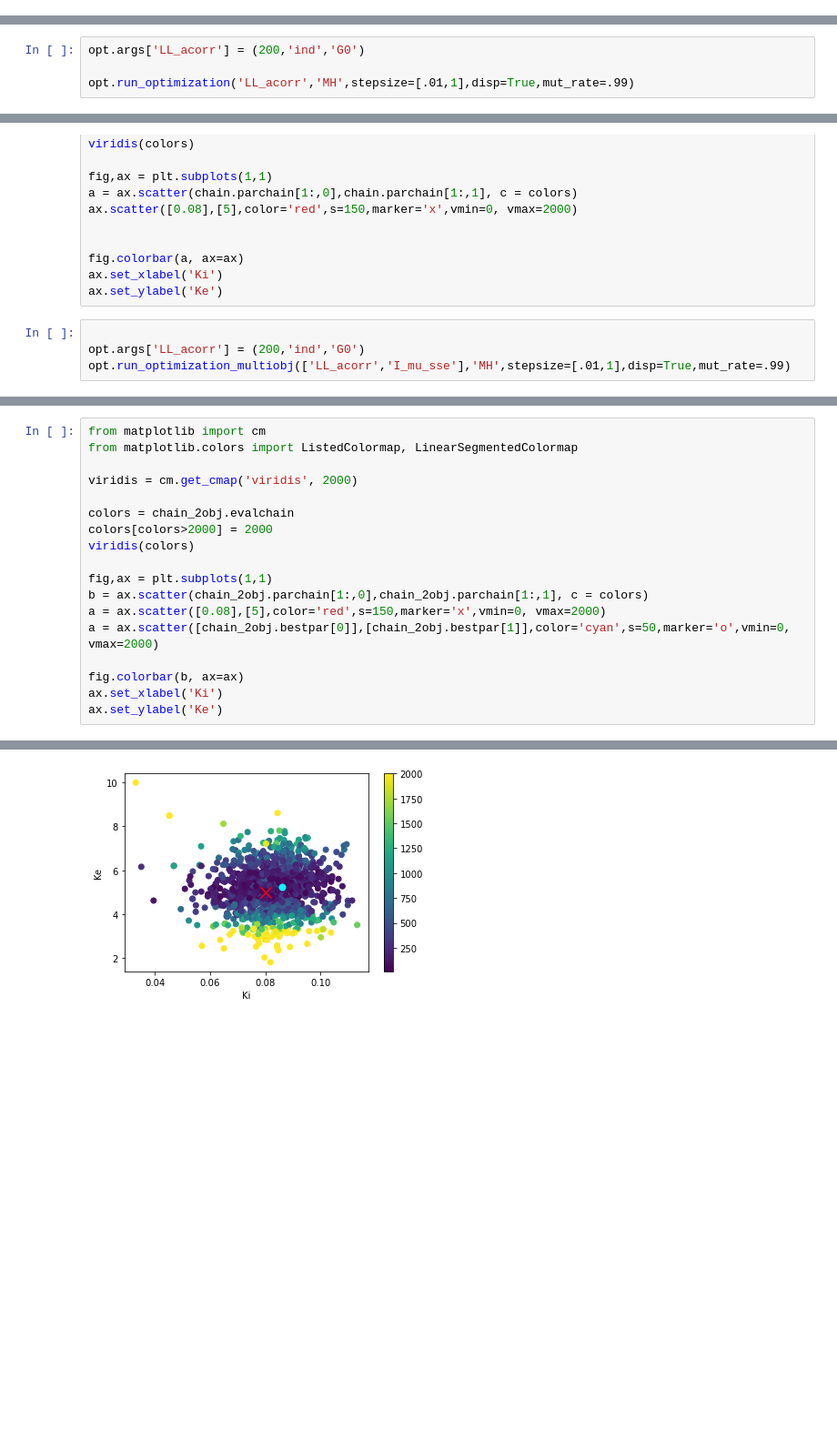
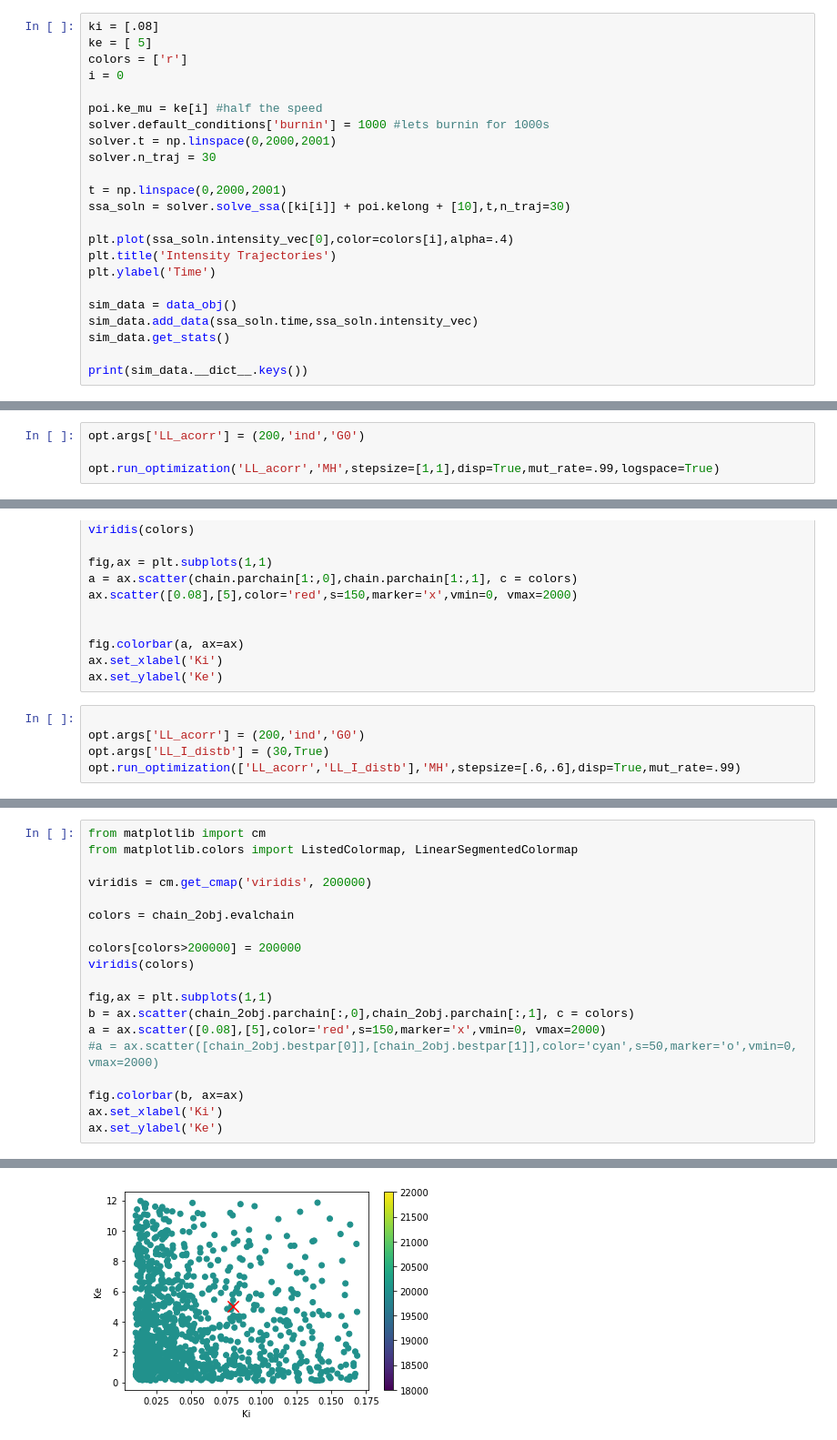
Before and after one commit to MunskyGroup/rSNAPsim, a Jupyter notebook: interactive_notebooks/Example Optimizers.ipynb, the cells around one changed output, grey strips where cells are left out. Shown at 91% size. Drawn from its saved outputs; the diff is of its cells as text; blank space fills up the shorter version.

```diff
--- a/interactive_notebooks/Example Optimizers.ipynb
+++ b/interactive_notebooks/Example Optimizers.ipynb
@@ -26,3 +30,26 @@ t = np.linspace(0,500,501)
 # %% [output]
 .\generalized_cpp
 importing models
+# %%
+ki = [.08]
+ke = [ 5]
+colors = ['r']
+i = 0
+
+poi.ke_mu = ke[i] #half the speed
+solver.default_conditions['burnin'] = 1000 #lets burnin for 1000s
+solver.t = np.linspace(0,2000,2001)
+solver.n_traj = 30
+
+t = np.linspace(0,2000,2001)
+ssa_soln = solver.solve_ssa([ki[i]] + poi.kelong + [10],t,n_traj=30)
+
+plt.plot(ssa_soln.intensity_vec[0],color=colors[i],alpha=.4)
+plt.title('Intensity Trajectories')
+plt.ylabel('Time')
+
+sim_data = data_obj()
+sim_data.add_data(ssa_soln.time,ssa_soln.intensity_vec)
+sim_data.get_stats()
+
+print(sim_data.__dict__.keys())
@@ -76,7 +90,7 @@ opt.params = np.array([.033,10])
 # %%
 opt.args['LL_acorr'] = (200,'ind','G0')
 
-opt.run_optimization('LL_acorr','MH',stepsize=[.01,1],disp=True,mut_rate=.99)
+opt.run_optimization('LL_acorr','MH',stepsize=[1,1],disp=True,mut_rate=.99,logspace=True)
 # %%
 
 chain = opt.chain
@@ -120,5 +137,6 @@ ax.set_ylabel('Ke')
 # %%
 
 opt.args['LL_acorr'] = (200,'ind','G0')
-opt.run_optimization_multiobj(['LL_acorr','I_mu_sse'],'MH',stepsize=[.01,1],disp=True,mut_rate=.99)
+opt.args['LL_I_distb'] = (30,True)
+opt.run_optimization(['LL_acorr','LL_I_distb'],'MH',stepsize=[.6,.6],disp=True,mut_rate=.99)
 # %% [output]
@@ -154,22 +206,23 @@ plt.plot([200,200],[-.3,1],'k--')
 # %%
 from matplotlib import cm
 from matplotlib.colors import ListedColormap, LinearSegmentedColormap
 
-viridis = cm.get_cmap('viridis', 2000)
+viridis = cm.get_cmap('viridis', 200000)
 
 colors = chain_2obj.evalchain
-colors[colors>2000] = 2000
+
+colors[colors>200000] = 200000
 viridis(colors)
 
 fig,ax = plt.subplots(1,1)
-b = ax.scatter(chain_2obj.parchain[1:,0],chain_2obj.parchain[1:,1], c = colors)
+b = ax.scatter(chain_2obj.parchain[:,0],chain_2obj.parchain[:,1], c = colors)
 a = ax.scatter([0.08],[5],color='red',s=150,marker='x',vmin=0, vmax=2000)
-a = ax.scatter([chain_2obj.bestpar[0]],[chain_2obj.bestpar[1]],color='cyan',s=50,marker='o',vmin=0, vmax=2000)
+#a = ax.scatter([chain_2obj.bestpar[0]],[chain_2obj.bestpar[1]],color='cyan',s=50,marker='o',vmin=0, vmax=2000)
 
 fig.colorbar(b, ax=ax)
 ax.set_xlabel('Ki')
 ax.set_ylabel('Ke')
 # %% [output]
 Text(0, 0.5, 'Ke')
-[figure, old version]
+[figure, new version]
 # %%
```
Also changed, not shown: parts of 11 cells of this notebook.
